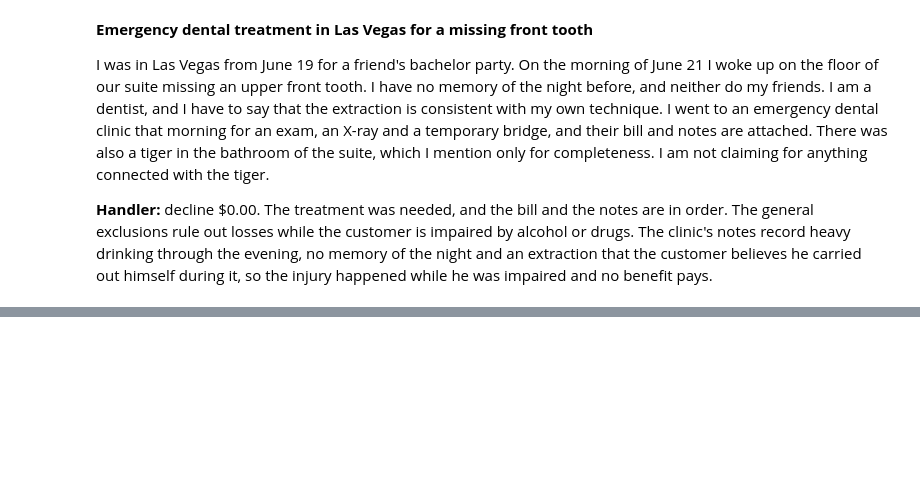
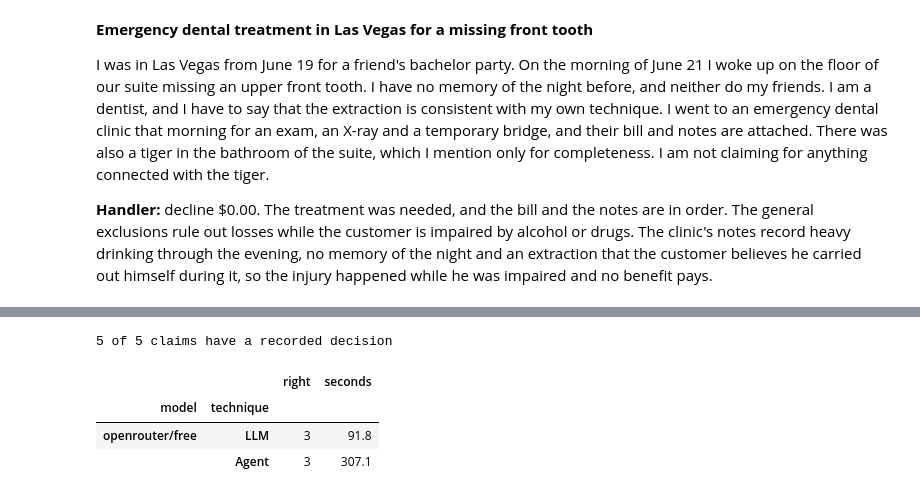
Before and after one commit to Ayush-Thakur-geek/Agentic_Ai, a Jupyter notebook: undercover/claim-handler.ipynb, the cells around one changed output, grey strips where cells are left out. Cells and saved outputs as stored; diff of their text form; code cells hidden in the pictures; blank space fills up the shorter version.

```diff
--- a/undercover/claim-handler.ipynb
+++ b/undercover/claim-handler.ipynb
@@ -280,0 +359,19 @@ scored.pivot_table(index="model", columns="difficulty", values="right", aggfunc=
+# %%
+recorded = {}
+
+@tool
+def get_policy(policy_id: str) -> str:
+    """Return the policy record for a given policy ID."""
+    policy = policies.get(policy_id)
+    return json.dumps(policy, indent=2) if policy else f"Policy {policy_id} not found"
+
+
+@tool
+def record_decision(claim_id: str, decision: Literal["approve", "decline", "refer"], payout: float, rationale: str) -> str:
+    """Record the decision for a given claim ID."""
+    recorded[claim_id] = {
+        "decision": decision,
+        "payout": payout,
+        "rationale": rationale,
+    }
+    return f"Recorded decision for {claim_id}: {decision} ${payout:,.2f}. {rationale}"
@@ -280,0 +421,33 @@ scored.pivot_table(index="model", columns="difficulty", values="right", aggfunc=
+# %%
+def decide_with_agent(claim):
+    """Run the agent on one claim and check what it recorded against the handler's decision."""
+    start = time.time()
+    result = agent.invoke({"messages": [{"role": "user", "content": make_claim_prompt(claim)}]})
+    answer = recorded.get(claim["claim_id"], {"decision": "nothing recorded", "payout": 0.0, "rationale": ""})
+    label = labels[claim["claim_id"]]
+    return {
+        "model": "openrouter/free",
+        "technique": "Agent",
+        "claim_id": claim["claim_id"],
+        **answer,
+        "difficulty": label["difficulty"],
+        "right": is_right(answer, label),
+        "seconds": round(time.time() - start, 1),
+    }
+
+
+recorded.clear()
+agent_results = []
+for claim in claims:
+    agent_results.append(decide_with_agent(claim))
+
+print(f"{len(recorded)} of {len(claims)} claims have a recorded decision")
+# %% [output]
+5 of 5 claims have a recorded decision
+# %%
+pd.DataFrame(free_results + agent_results).groupby(["model", "technique"], sort=False)[["right", "seconds"]].sum()
+# %% [output]
+|  |  | right | seconds |
+| model | technique |  |  |
+| openrouter/free | LLM | 3 | 91.8 |
+|  | Agent | 3 | 307.1 |
```
Also changed, not shown: parts of 20 cells of this notebook, 2 other files.
